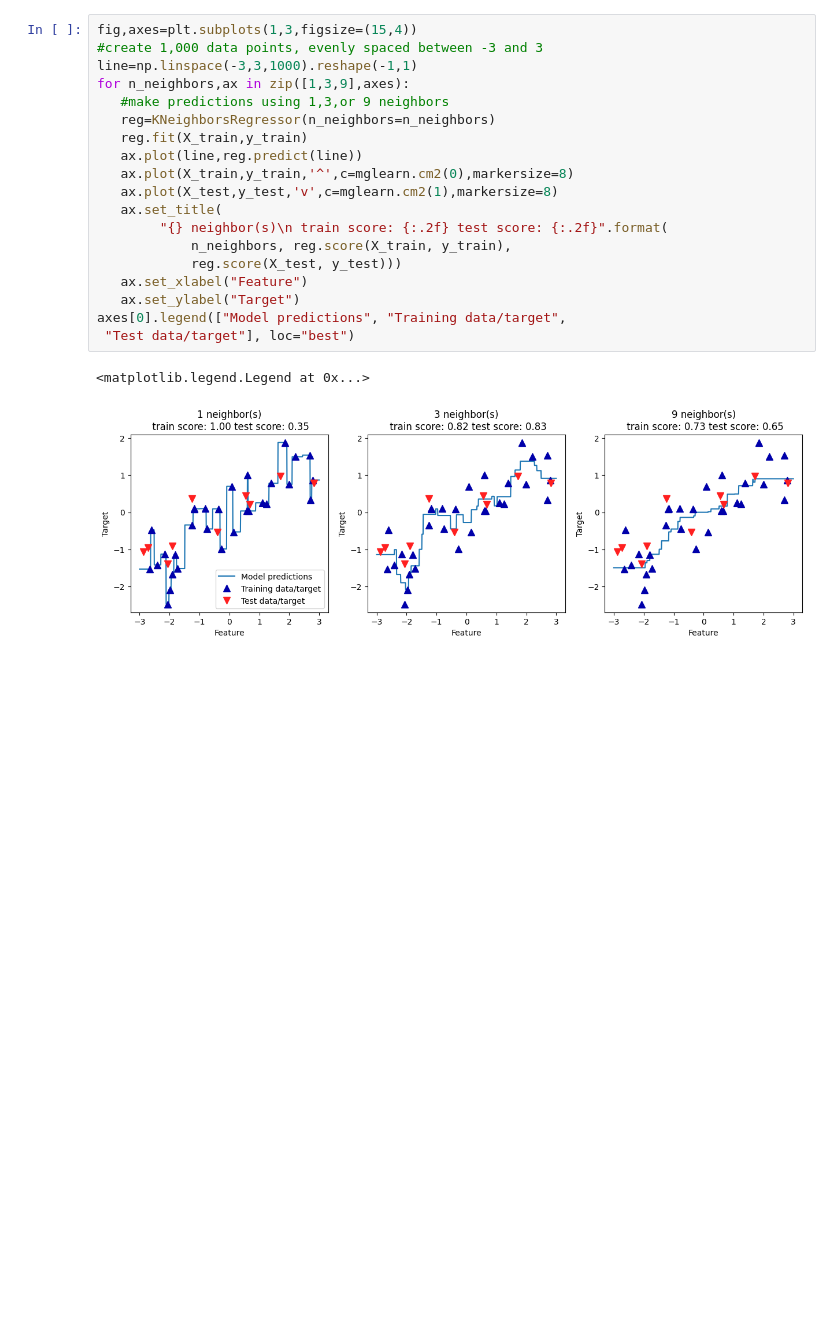
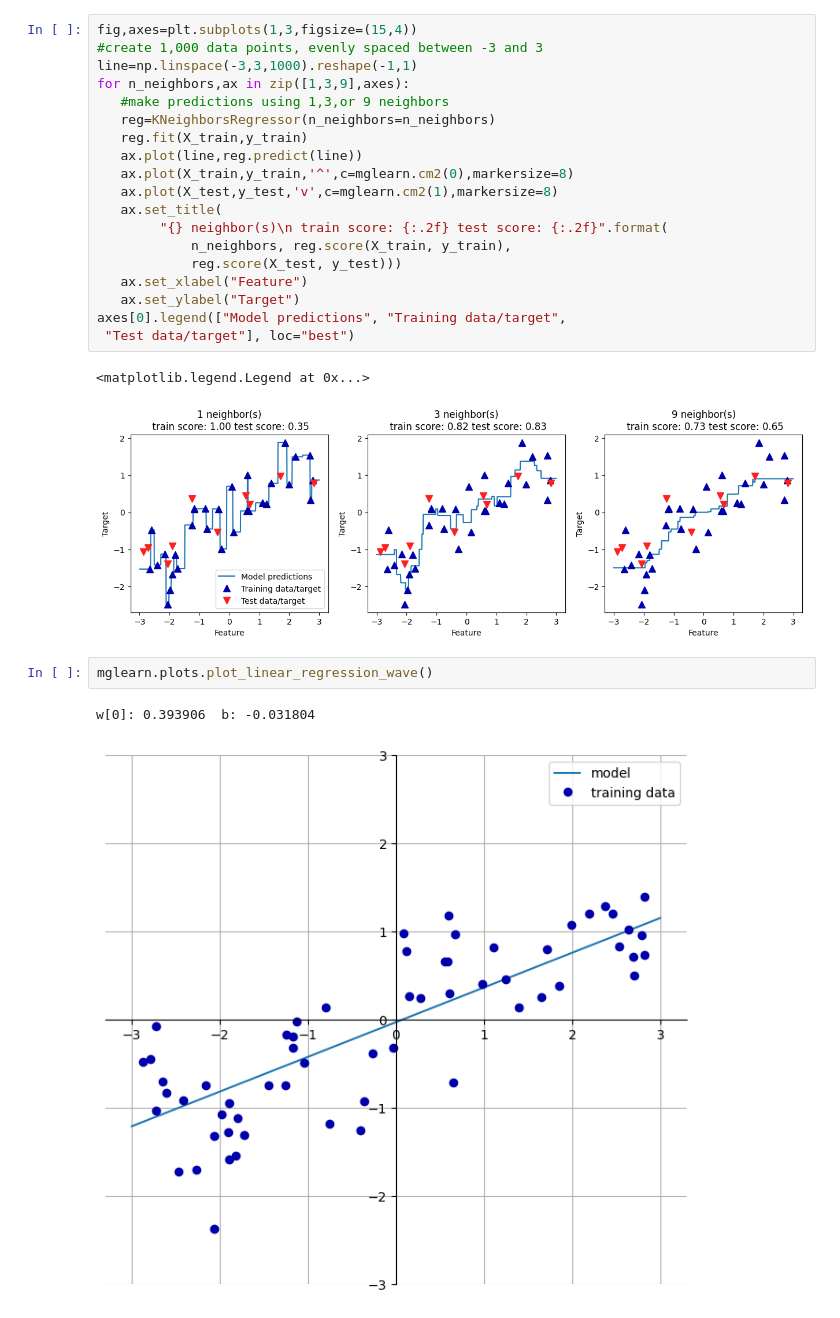
Before and after one commit to patilhumesh88-spec/ML_python, a Jupyter notebook: Chp_2.ipynb, the cells around one changed output. Drawn from its saved outputs; the diff is of its cells as text; blank space fills up the shorter version.

```diff
--- a/Chp_2.ipynb
+++ b/Chp_2.ipynb
@@ -234,3 +234,8 @@ axes[0].legend(["Model predictions", "Training data/target",
 # %% [output]
 <matplotlib.legend.Legend at 0x...>
 [figure]
+# %%
+mglearn.plots.plot_linear_regression_wave()
+# %% [output]
+w[0]: 0.393906  b: -0.031804
+[figure, added]
```
